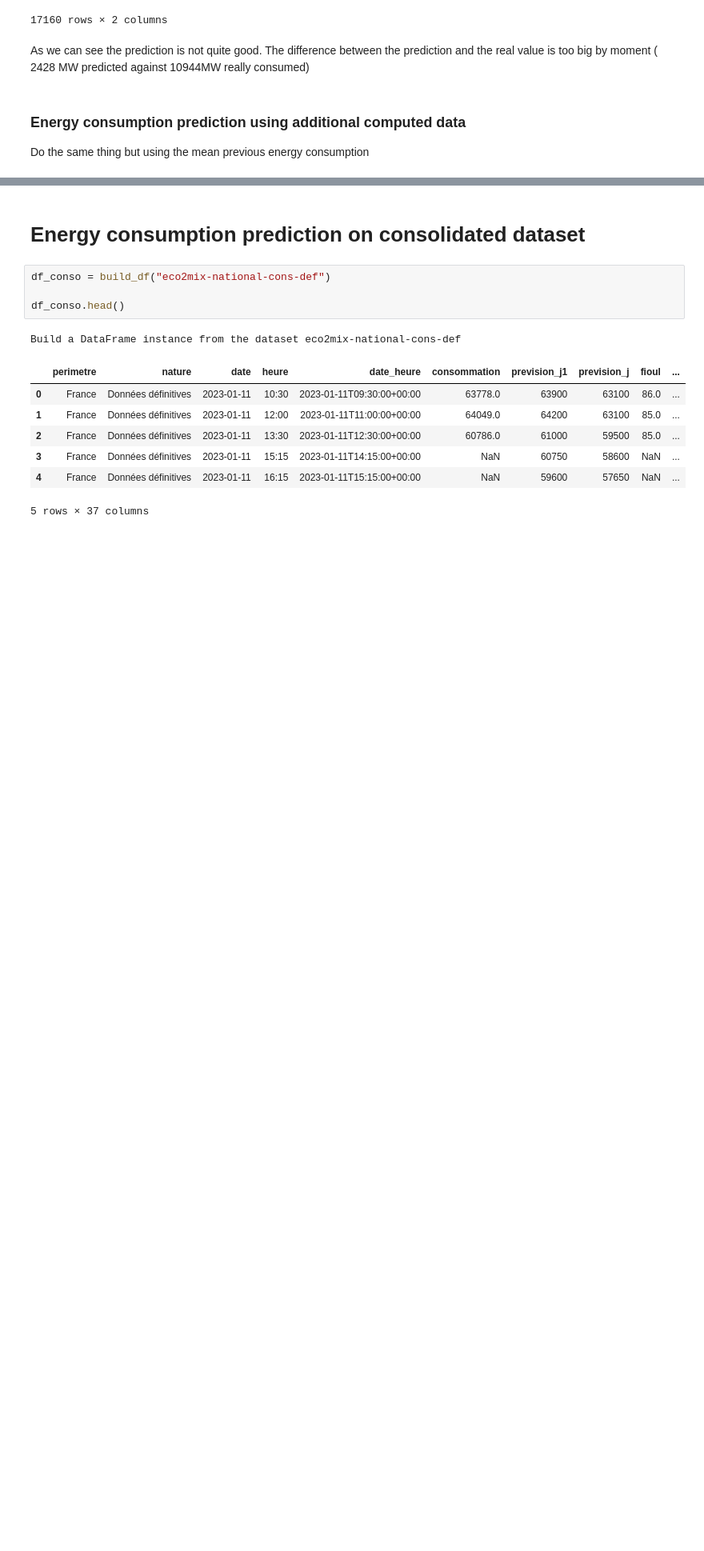
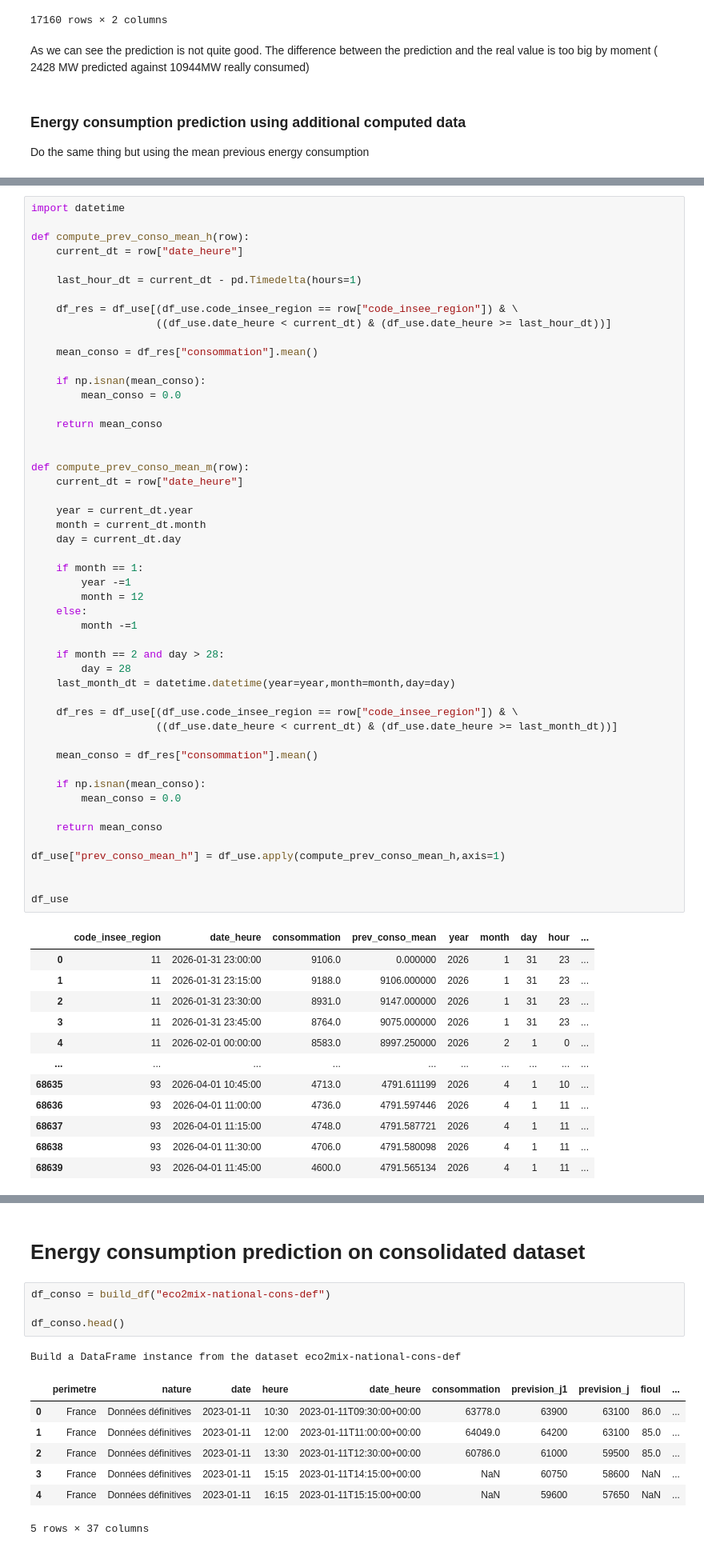
Before and after one commit to ThibaultMer/mix_energy, a Jupyter notebook: notebook/predict.ipynb, the cells around one changed output, grey strips where cells are left out. Shown at 80% size. Drawn from its saved outputs; the diff is of its cells as text; blank space fills up the shorter version.

```diff
--- a/notebook/predict.ipynb
+++ b/notebook/predict.ipynb
@@ -338,0 +339,63 @@ Instead to compute the mean consumption value from the first entry until t-1, we
+# %%
+import datetime
+
+def compute_prev_conso_mean_h(row):
+    current_dt = row["date_heure"]
+
+    last_hour_dt = current_dt - pd.Timedelta(hours=1)
+
+    df_res = df_use[(df_use.code_insee_region == row["code_insee_region"]) & \
+                    ((df_use.date_heure < current_dt) & (df_use.date_heure >= last_hour_dt))]
+
+    mean_conso = df_res["consommation"].mean()
+
+    if np.isnan(mean_conso):
+        mean_conso = 0.0
+
+    return mean_conso
+
+
+def compute_prev_conso_mean_m(row):
+    current_dt = row["date_heure"]
+
+    year = current_dt.year
+    month = current_dt.month
+    day = current_dt.day
+
+    if month == 1:
+        year -=1
+        month = 12
+    else:
+        month -=1
+
+    if month == 2 and day > 28:
+        day = 28
+    last_month_dt = datetime.datetime(year=year,month=month,day=day)
+
+    df_res = df_use[(df_use.code_insee_region == row["code_insee_region"]) & \
+                    ((df_use.date_heure < current_dt) & (df_use.date_heure >= last_month_dt))]
+
+    mean_conso = df_res["consommation"].mean()
+
+    if np.isnan(mean_conso):
+        mean_conso = 0.0
+
+    return mean_conso
+
+df_use["prev_conso_mean_h"] = df_use.apply(compute_prev_conso_mean_h,axis=1)
+
+
+df_use
+# %% [output]
+|  | code_insee_region | date_heure | consommation | prev_conso_mean | year | month | day | hour | ... |
+| 0 | 11 | 2026-01-31 23:00:00 | 9106.0 | 0.000000 | 2026 | 1 | 31 | 23 | ... |
+| 1 | 11 | 2026-01-31 23:15:00 | 9188.0 | 9106.000000 | 2026 | 1 | 31 | 23 | ... |
+| 2 | 11 | 2026-01-31 23:30:00 | 8931.0 | 9147.000000 | 2026 | 1 | 31 | 23 | ... |
+| 3 | 11 | 2026-01-31 23:45:00 | 8764.0 | 9075.000000 | 2026 | 1 | 31 | 23 | ... |
+| 4 | 11 | 2026-02-01 00:00:00 | 8583.0 | 8997.250000 | 2026 | 2 | 1 | 0 | ... |
+| ... | ... | ... | ... | ... | ... | ... | ... | ... | ... |
+| 68635 | 93 | 2026-04-01 10:45:00 | 4713.0 | 4791.611199 | 2026 | 4 | 1 | 10 | ... |
+| 68636 | 93 | 2026-04-01 11:00:00 | 4736.0 | 4791.597446 | 2026 | 4 | 1 | 11 | ... |
+| 68637 | 93 | 2026-04-01 11:15:00 | 4748.0 | 4791.587721 | 2026 | 4 | 1 | 11 | ... |
+| 68638 | 93 | 2026-04-01 11:30:00 | 4706.0 | 4791.580098 | 2026 | 4 | 1 | 11 | ... |
+| 68639 | 93 | 2026-04-01 11:45:00 | 4600.0 | 4791.565134 | 2026 | 4 | 1 | 11 | ... |
```
Also changed, not shown: parts of 15 cells of this notebook.
